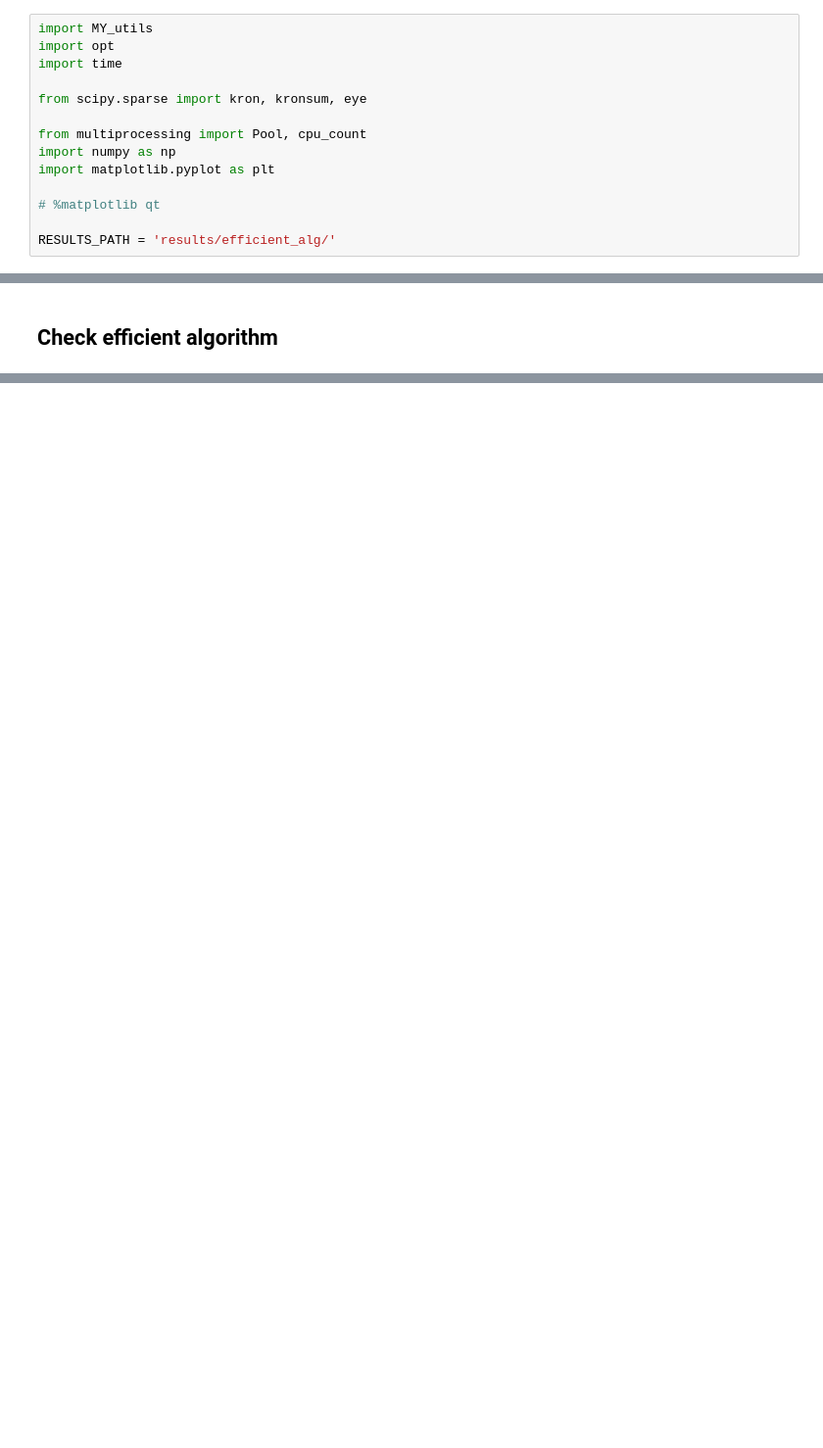
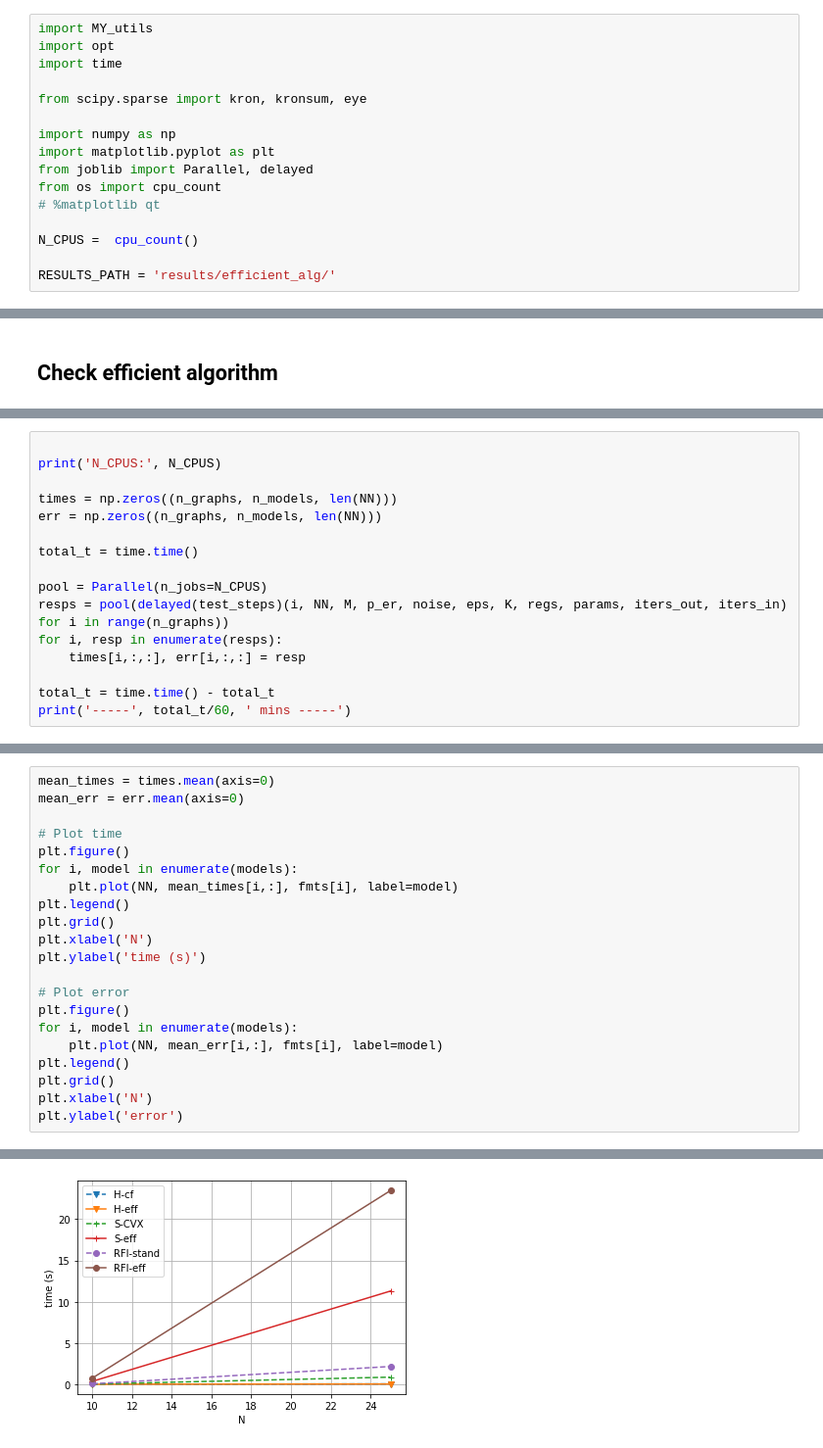
Before and after one commit to reysam93/graph_denoising, a Jupyter notebook: python/efficient_implementations.ipynb, the cells around one changed output, grey strips where cells are left out. Shown at 98% size. Drawn from its saved outputs; the diff is of its cells as text; blank space fills up the shorter version.

```diff
--- a/python/efficient_implementations.ipynb
+++ b/python/efficient_implementations.ipynb
@@ -5,12 +5,14 @@ import time
 
 from scipy.sparse import kron, kronsum, eye
 
-from multiprocessing import Pool, cpu_count
 import numpy as np
 import matplotlib.pyplot as plt
-
+from joblib import Parallel, delayed
+from os import cpu_count
 # %matplotlib qt
 
+N_CPUS =  cpu_count()
+
 RESULTS_PATH = 'results/efficient_alg/'
 # %% [markdown]
 ## Filter ID step
@@ -665,0 +683,16 @@ plt.grid()
+# %%
+
+print('N_CPUS:', N_CPUS)
+
+times = np.zeros((n_graphs, n_models, len(NN)))
+err = np.zeros((n_graphs, n_models, len(NN)))
+
+total_t = time.time()
+
+pool = Parallel(n_jobs=N_CPUS)
+resps = pool(delayed(test_steps)(i, NN, M, p_er, noise, eps, K, regs, params, iters_out, iters_in) for i in range(n_graphs))
+for i, resp in enumerate(resps):
+    times[i,:,:], err[i,:,:] = resp
+
+total_t = time.time() - total_t
+print('-----', total_t/60, ' mins -----')
@@ -665,0 +702,22 @@ plt.grid()
+# %%
+mean_times = times.mean(axis=0)
+mean_err = err.mean(axis=0)
+
+# Plot time
+plt.figure()
+for i, model in enumerate(models):
+    plt.plot(NN, mean_times[i,:], fmts[i], label=model)
+plt.legend()
+plt.grid()
+plt.xlabel('N')
+plt.ylabel('time (s)')
+
+# Plot error
+plt.figure()
+for i, model in enumerate(models):
+    plt.plot(NN, mean_err[i,:], fmts[i], label=model)
+plt.legend()
+plt.grid()
+plt.xlabel('N')
+plt.ylabel('error')
+# %% [output]
@@ -665,0 +725 @@ plt.grid()
+[figure, added]
```
Also changed, not shown: parts of 21 cells of this notebook.
